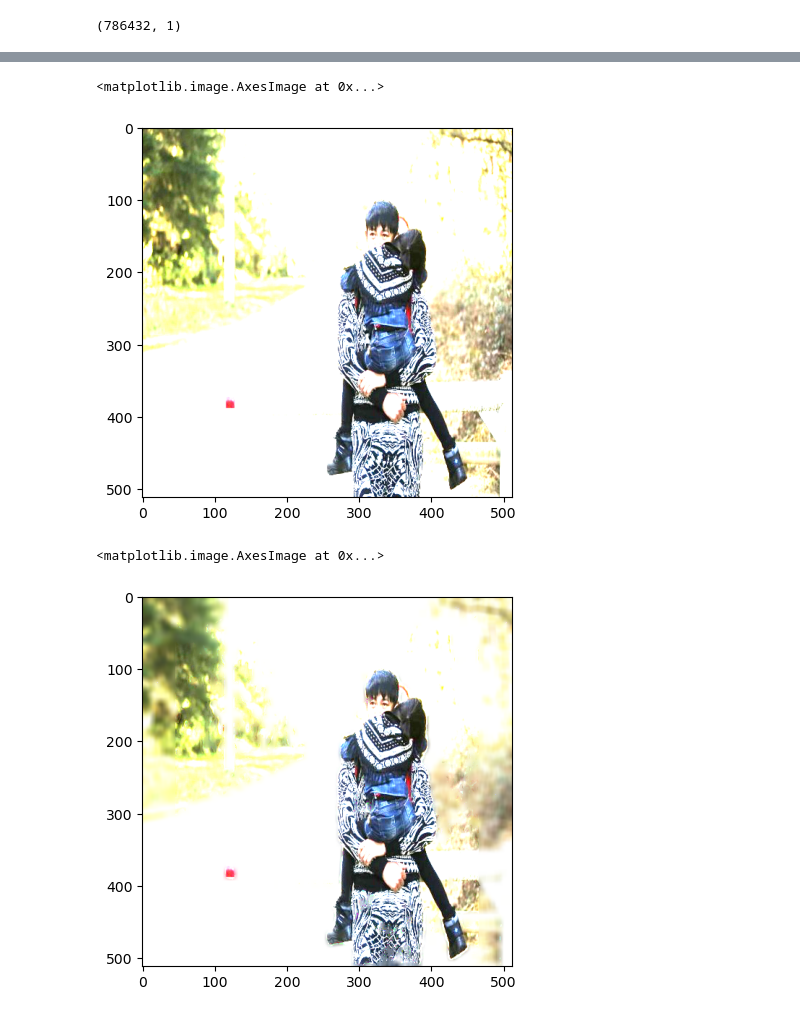
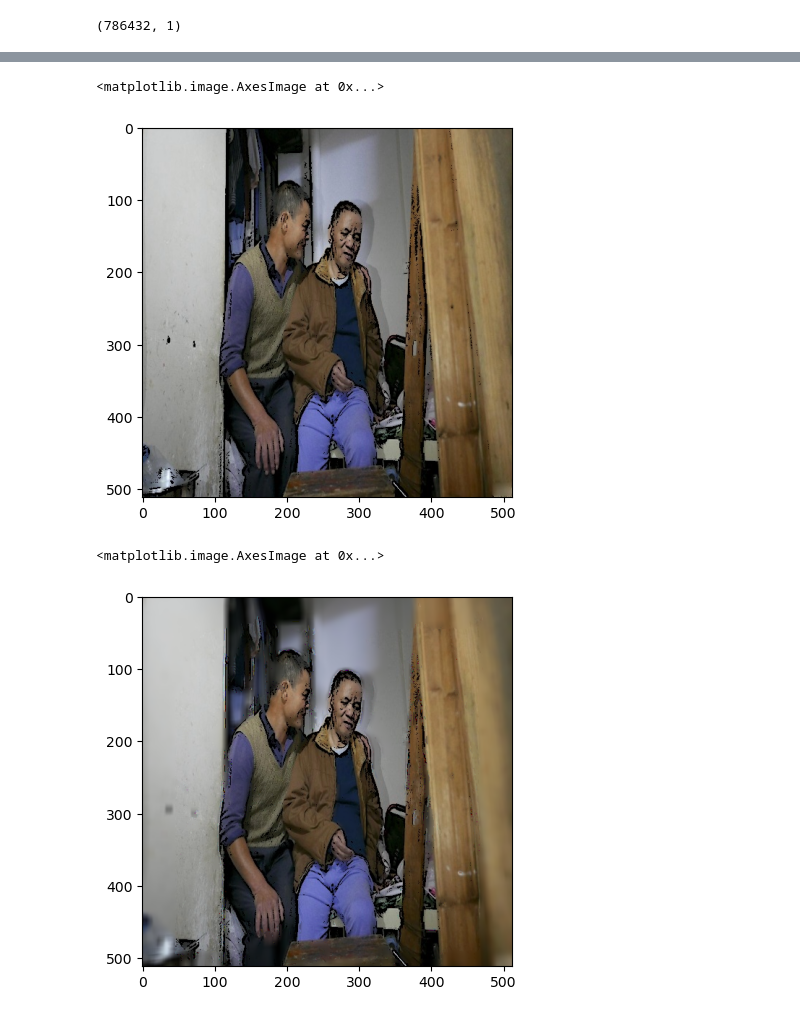
Before and after one commit to AsimWattoo/LiveImageSegmentor, a Jupyter notebook: ImageSegmenter.ipynb, the cells around one changed output, grey strips where cells are left out. Saved outputs shown, nothing was run; the diff lists cells and outputs as text; code cells hidden in the pictures.

```diff
--- a/ImageSegmenter.ipynb
+++ b/ImageSegmenter.ipynb
@@ -92,16 +103,12 @@ class ImageGenerator(tf.keras.utils.Sequence):
         for i in range(start_point, end_point):
             image_x = cv2.imread(f'{self.x_folder_path}{self.x[i]}')
             image_x = cv2.resize(image_x, (IMG_WIDTH, IMG_HEIGHT))
-            image_x = cv2.cvtColor(image_x, cv2.COLOR_RGB2GRAY)
             image_x = image_x / 255.
-            image_x = image_x.reshape(512, 512, 1)
             batch_images.append(image_x)
 
             image_y = cv2.imread(f'{self.y_folder_path}{self.y[i]}')
             image_y = cv2.resize(image_y, (IMG_WIDTH, IMG_HEIGHT))
-            image_y = cv2.cvtColor(image_y, cv2.COLOR_RGB2GRAY)
             image_y = image_y / 255.
-            image_y = image_y.reshape(512, 512, 1)
             batch_labels.append(image_y)
 
         return np.array(batch_images), np.array(batch_labels)
@@ -126,7 +133,7 @@ test_image_y = np.array(y_images)[test_image_ids]
 train_dataset = ImageGenerator(modified_image_directory, dataset_y_path, train_image_x, train_image_y, 32)
 test_dataset = ImageGenerator(modified_image_directory, dataset_y_path, test_image_x, test_image_y, 32)
 # %%
-i = Input(shape = (IMG_HEIGHT, IMG_WIDTH, 1))
+i = Input(shape = (IMG_HEIGHT, IMG_WIDTH, 3))
 
 conv1_1 = Conv2D(32, (3, 3), activation= 'relu', kernel_initializer= 'he_normal', padding= 'same')(i)
 drop1 = Dropout(0.2)(conv1_1)
@@ -193,5 +197,5 @@ Trainable params: 969,251
 Non-trainable params: 0
 __________________________________________________________________________________________________
 # %%
-history = model.fit(ImageGenerator(modified_image_directory, dataset_y_path, train_image_x, train_image_y), validation_data= ImageGenerator(modified_image_directory, dataset_y_path, test_image_x, test_image_y), epochs= 3, shuffle=True)
+history = model.fit(ImageGenerator(modified_image_directory, dataset_y_path, train_image_x, train_image_y), validation_data= ImageGenerator(modified_image_directory, dataset_y_path, test_image_x, test_image_y), epochs= 4, shuffle=True)
 # %% [output]
@@ -228,6 +234,4 @@ show_image(test_image_y[5],False)
 # %%
-image = cv2.imread(f'{modified_image_directory}{test_image_x[5]}')
-image = cv2.cvtColor(image, cv2.COLOR_RGB2GRAY)
-image = image.reshape(512, 512, 1)
+image = cv2.imread(f'{modified_image_directory}{test_image_x[1]}')
 prediction = model.predict(np.array([image]))
 # %% [output]
@@ -266,14 +270,14 @@ def blur_image(original_image, mask):
     new_image = np.where(mask > 0.8, original_image, blured_image).reshape(512, 512, 3)
     return new_image
 # %%
-plt.imshow(image)
+plt.imshow(image, cmap='gray')
 # %% [output]
 <matplotlib.image.AxesImage at 0x...>
-[figure, old version]
+[figure, new version]
 # %%
 blurred_image = blur_image(image, prediction)
-plt.imshow(blurred_image)
+plt.imshow(blurred_image, cmap='gray')
 # %% [output]
 <matplotlib.image.AxesImage at 0x...>
-[figure, old version]
+[figure, new version]
 # %%
```
Also changed, not shown: parts of 17 cells of this notebook, 1 other file.
